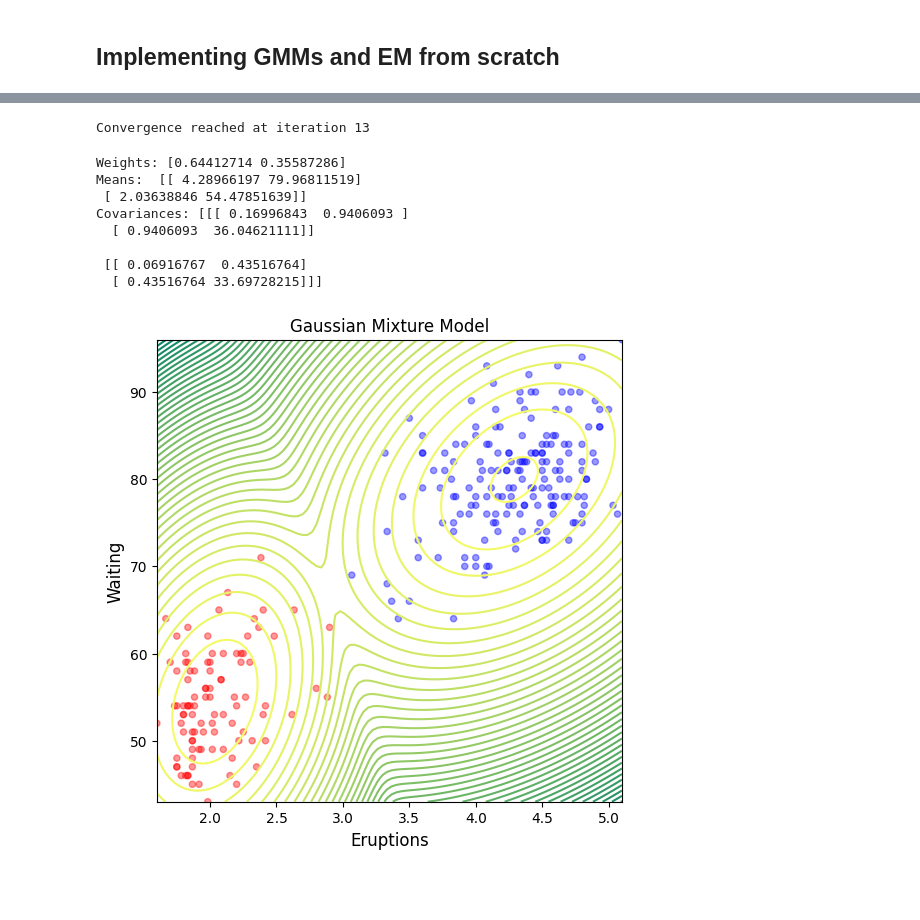
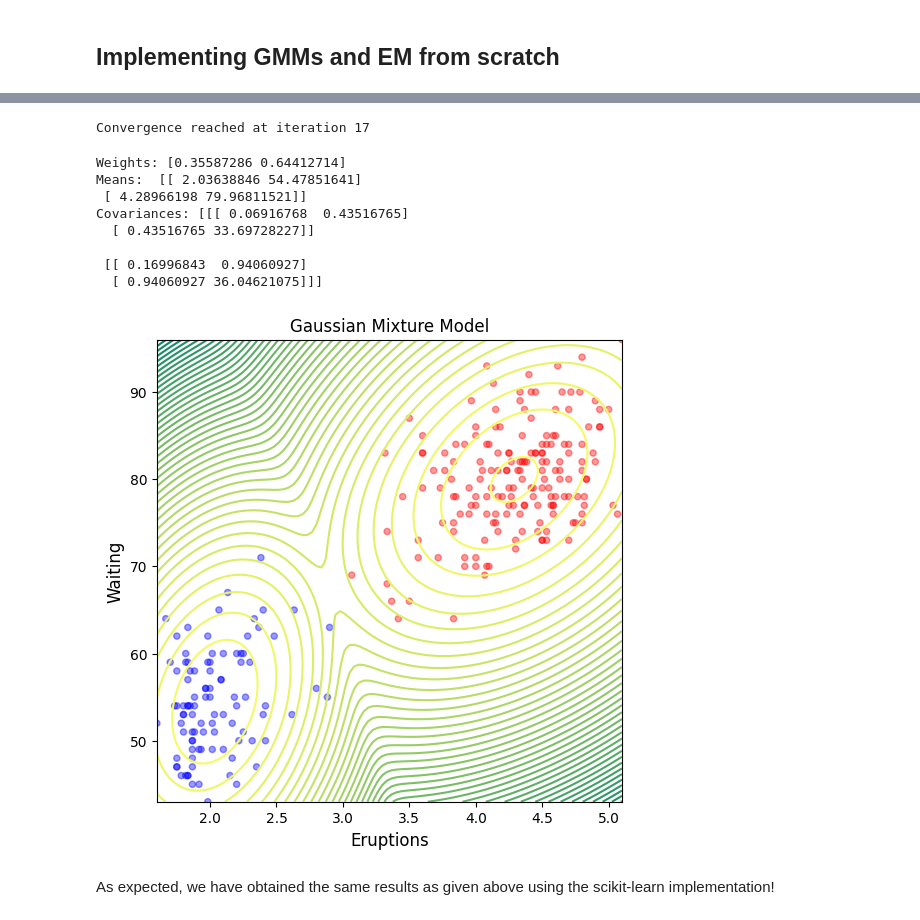
Before and after one commit to mirko-leccese/The-Machine-Learning-Project, a Jupyter notebook: clustering/gmm.ipynb, the cells around one changed output, grey strips where cells are left out. Cells and saved outputs as stored; diff of their text form; code cells hidden in the pictures; blank space fills up the shorter version.

```diff
--- a/clustering/gmm.ipynb
+++ b/clustering/gmm.ipynb
@@ -340,40 +390,42 @@ myGMM = GMM(n_components=2, n_iter=500)
 # %%
-myGMM.fit(X)
+gmm_scratch.fit(X)
 # %% [output]
-Convergence reached at iteration 13
+Convergence reached at iteration 17
 # %%
-print(f"Weights: {myGMM.weights_}")
-print(f"Means:  {myGMM.means_}")
-print(f"Covariances: {myGMM.covariances_}")
+print(f"Weights: {gmm_scratch.weights_}")
+print(f"Means:  {gmm_scratch.means_}")
+print(f"Covariances: {gmm_scratch.covariances_}")
 # %% [output]
-Weights: [0.64412714 0.35587286]
-Means:  [[ 4.28966197 79.96811519]
- [ 2.03638846 54.47851639]]
-Covariances: [[[ 0.16996843  0.9406093 ]
-  [ 0.9406093  36.04621111]]
+Weights: [0.35587286 0.64412714]
+Means:  [[ 2.03638846 54.47851641]
+ [ 4.28966198 79.96811521]]
+Covariances: [[[ 0.06916768  0.43516765]
+  [ 0.43516765 33.69728227]]
 
- [[ 0.06916767  0.43516764]
-  [ 0.43516764 33.69728215]]]
+ [[ 0.16996843  0.94060927]
+  [ 0.94060927 36.04621075]]]
 # %%
-myGMM_labels = myGMM.predict(X)
+scratch_labels = gmm_scratch.predict(X)
 # %%
-myZ = myGMM.score_samples(XY)
+Z_values = gmm_scratch.score_samples(XY)
 # %%
-myZ = myZ.reshape(Xx.shape)
+Z_values = Z_values.reshape(Xx.shape)
 # %%
 # Visualize clusters and contour
 fig, ax = plt.subplots(figsize=(6,6))
 
-mygmm_colors = ["red" if x==1 else "blue" for x in myGMM_labels]
+mygmm_colors = ["red" if x==1 else "blue" for x in scratch_labels]
 
 ax.scatter(X[:, 0], X[:, 1], c=mygmm_colors, s=20, alpha=0.4)
 
 ax.set_xlabel("Eruptions", fontsize=12)
 ax.set_ylabel("Waiting", fontsize=12)
 ax.set_title("Gaussian Mixture Model")
 
 # Plot the contour lines
-plt.contour(Xx, Yy, myZ, levels=50, cmap="summer", zorder=1)
+plt.contour(Xx, Yy, Z_values, levels=50, cmap="summer", zorder=1)
 plt.show()
 # %% [output]
-[figure, old version]
+[figure, new version]
+# %% [markdown]
+As expected, we have obtained the same results as given above using the scikit-learn implementation!
```
Also changed, not shown: parts of 8 cells of this notebook.
